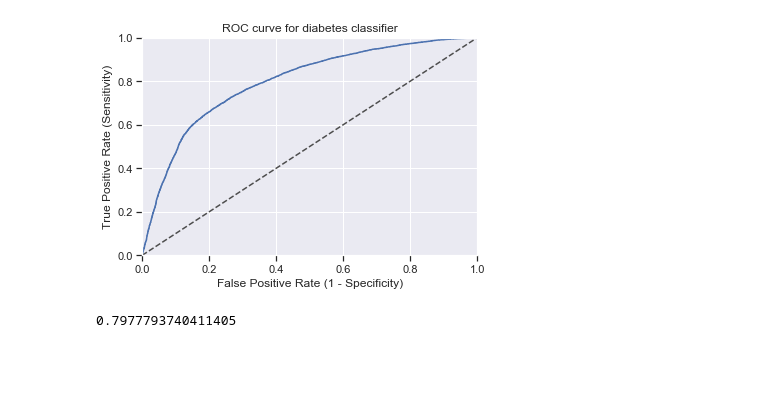
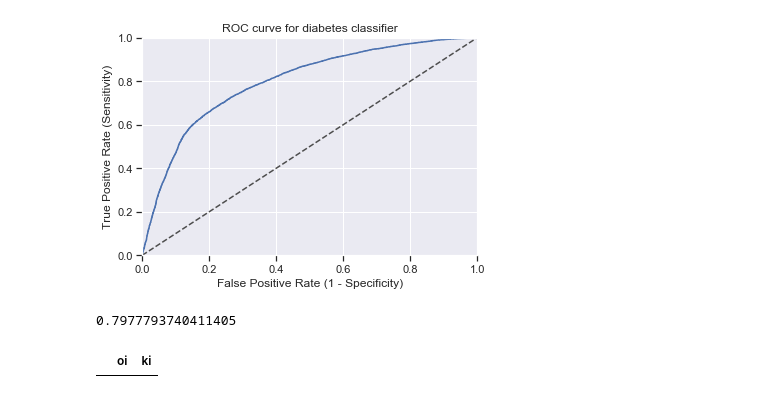
Before and after one commit to rekib0023/Machine-Learning-Deployment, a Jupyter notebook: Exploratory Data Analysis.ipynb, the cells around one changed output. Drawn from its saved outputs; the diff is of its cells as text; code cells hidden in the pictures; blank space fills up the shorter version.

```diff
--- a/Exploratory Data Analysis.ipynb
+++ b/Exploratory Data Analysis.ipynb
@@ -1151,3 +1172,12 @@ plt.grid(True)
 auc(fpr, tpr)
 # %% [output]
 0.7977793740411405
+# %%
+data = pd.DataFrame()
+# %%
+data['oi'] = '1'
+data['ki'] = '1'
+# %%
+data.head()
+# %% [output]
+|  | oi | ki |
```
Also changed, not shown: parts of 2 cells of this notebook, 6 other files.
